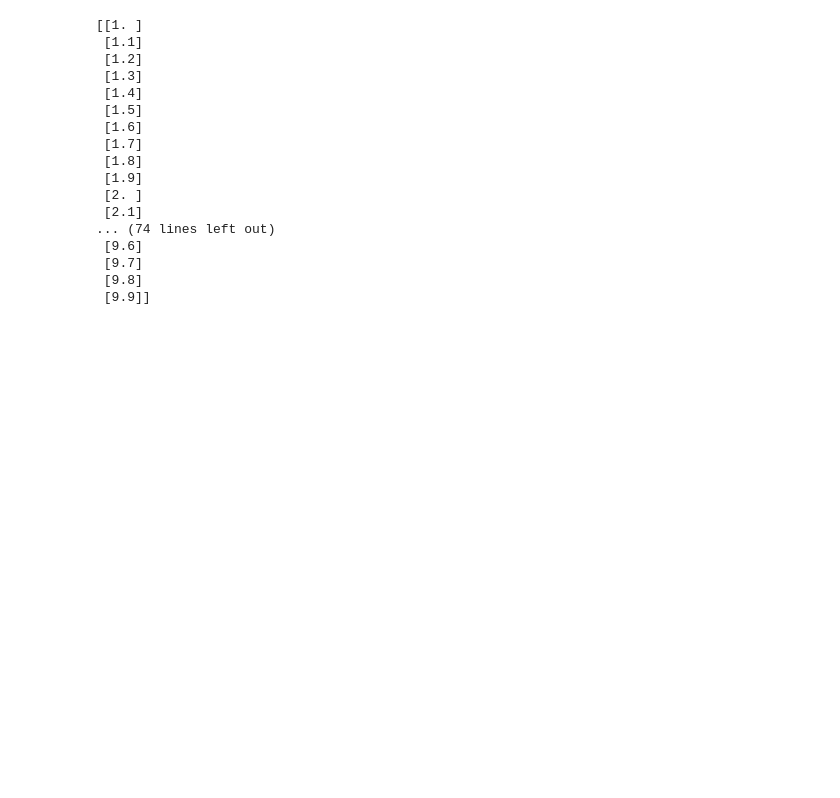
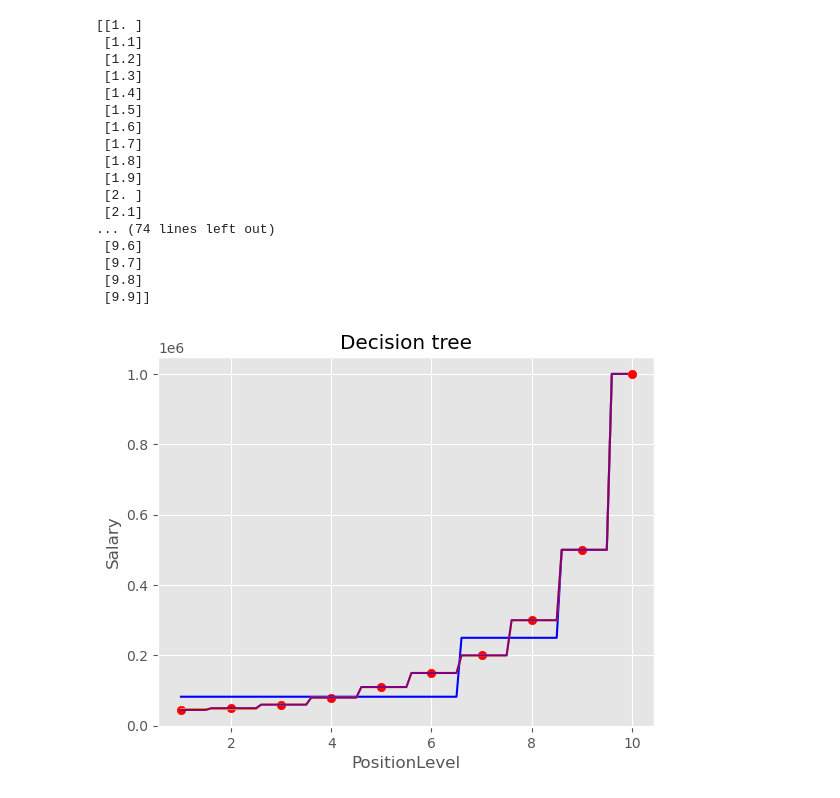
Before and after one commit to thavananh/MachineLearning, a Jupyter notebook: pythonProject1/Machine Learning-A-Z-Codes-Datasets/Machine Learning A-Z (Codes and Datasets)/Part 2 - Regression/Section 8 - Decision Tree Regression/Python/ShamePlace/MyShame.ipynb, the cells around one changed output. Saved outputs shown, nothing was run; the diff lists cells and outputs as text; code cells hidden in the pictures; blank space fills up the shorter version.

```diff
--- a/pythonProject1/Machine Learning-A-Z-Codes-Datasets/Machine Learning A-Z (Codes and Datasets)/Part 2 - Regression/Section 8 - Decision Tree Regression/Python/ShamePlace/MyShame.ipynb
+++ b/pythonProject1/Machine Learning-A-Z-Codes-Datasets/Machine Learning A-Z (Codes and Datasets)/Part 2 - Regression/Section 8 - Decision Tree Regression/Python/ShamePlace/MyShame.ipynb
@@ -81,11 +82,13 @@ print(X_grid)
  [9.8]
  [9.9]]
 # %%
-plt.scatter(X, y, color='red')
+plt.scatter(X, y, color='red')matplotlib.use('TkAgg')
 plt.plot(X_grid, regressor_1.predict(X_grid), color='blue')
 plt.plot(X_grid, regressor_2.predict(X_grid), color='orange')
 plt.plot(X_grid, regressor_3.predict(X_grid), color='purple')
 plt.xlabel('PositionLevel')
 plt.ylabel('Salary')
 plt.title('Decision tree')
 plt.show()
+# %% [output]
+[figure, added]
```
Also changed, not shown: parts of 2 cells of this notebook, 1 other file.
